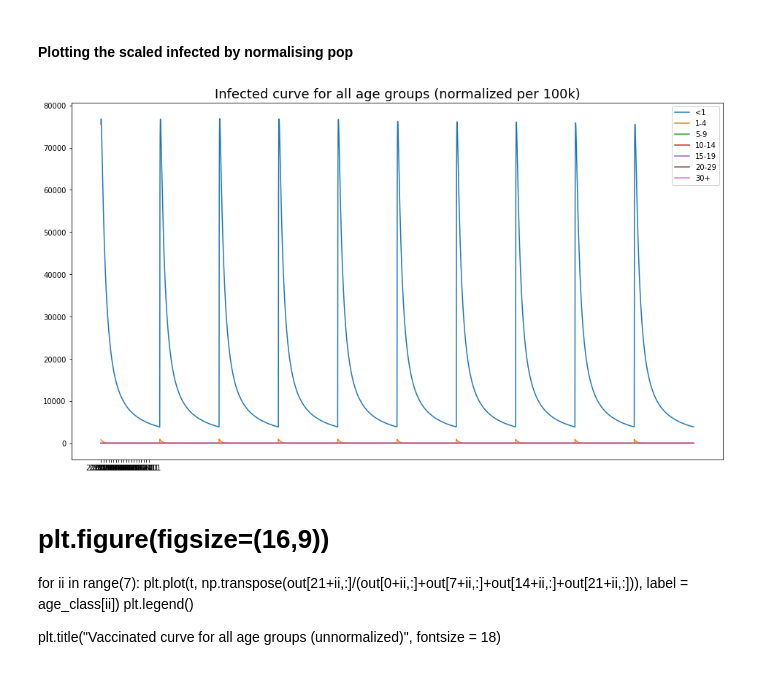
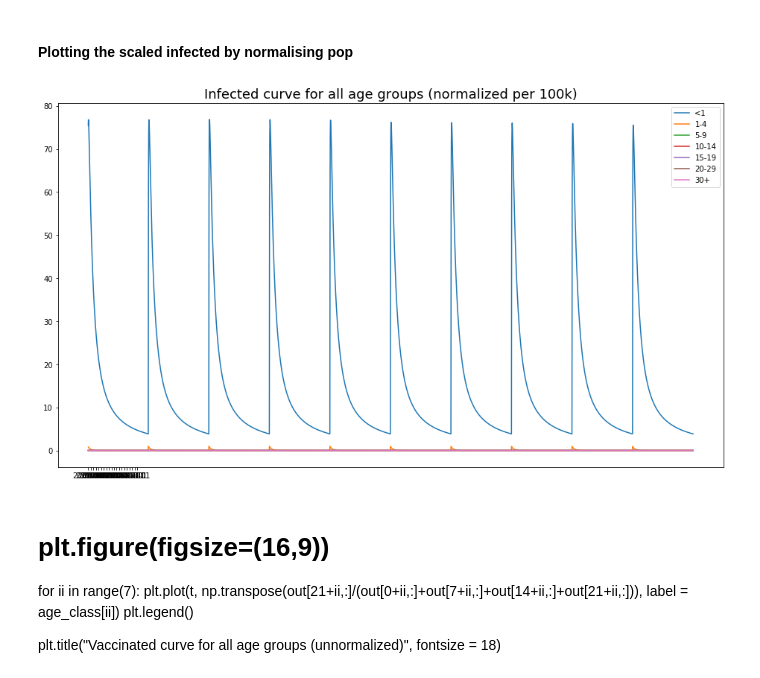
Before and after one commit to dhelekal/EpiRSG2020, a Jupyter notebook: model/Simulation_from_data-per1000.ipynb, the cells around one changed output. Drawn from its saved outputs; the diff is of its cells as text; code cells hidden in the pictures.

```diff
--- a/model/Simulation_from_data-per1000.ipynb
+++ b/model/Simulation_from_data-per1000.ipynb
@@ -199,21 +199,21 @@ Text(0.5, 1.0, 'Infected curve for all age groups (unnormalized)')
 # %%
 Inf_OUT = out[7:(7*2),:]
 plt.figure(figsize=(16,9))
 for ii in range(7):
     tot = np.sum(out[np.array([0,7,14,21])+ii,], axis=0)
-    plt.plot(t[12000:len(t)], (np.transpose(out[7+ii,]) / tot)[12000:len(t)]*100000, label = age_class[ii])
+    plt.plot(t[12000:len(t)], (np.transpose(out[7+ii,]) / tot)[12000:len(t)]*100, label = age_class[ii])
 plt.legend()
 if d == "Mumps":
     plt.xticks(t[12000:len(t)][np.arange(years_run)*51], time_date)
 else:
     plt.xticks(t[12000:len(t)][np.arange(years_run)*51], time_date[np.arange(1, years_run)*12])
 
 plt.title("Infected curve for all age groups (normalized per 100k)", fontsize = 18)
 
 if d == "Mumps":
     plt.savefig("Inf_sim_"+d+"_noOpt.svg")
 # %% [output]
-[figure, old version]
+[figure, new version]
 # %% [markdown]
 # plt.figure(figsize=(16,9))
 for ii in range(7):
```
